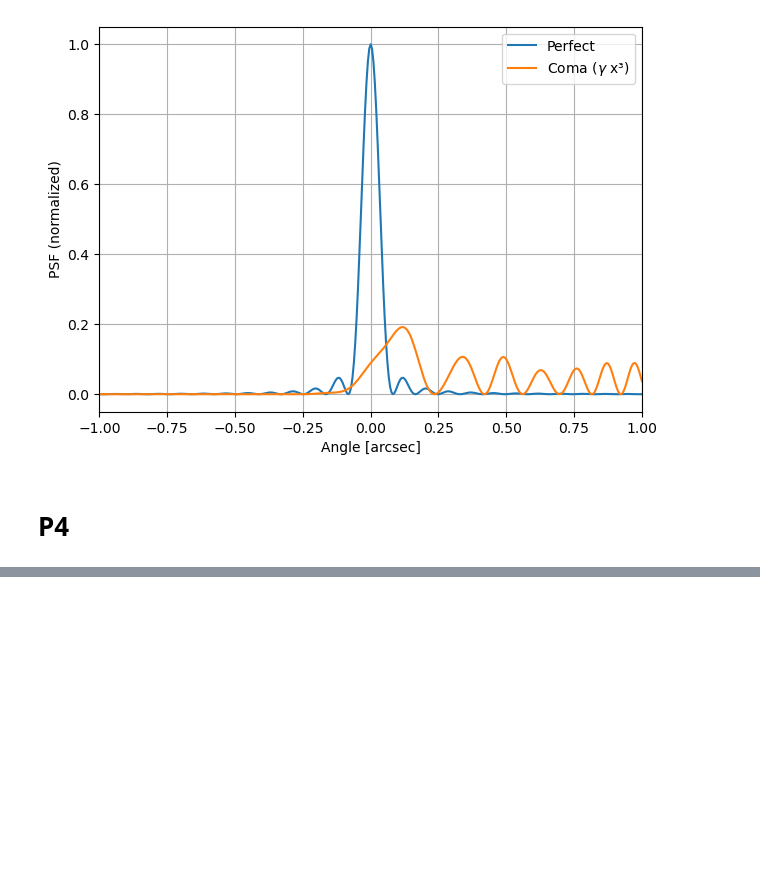
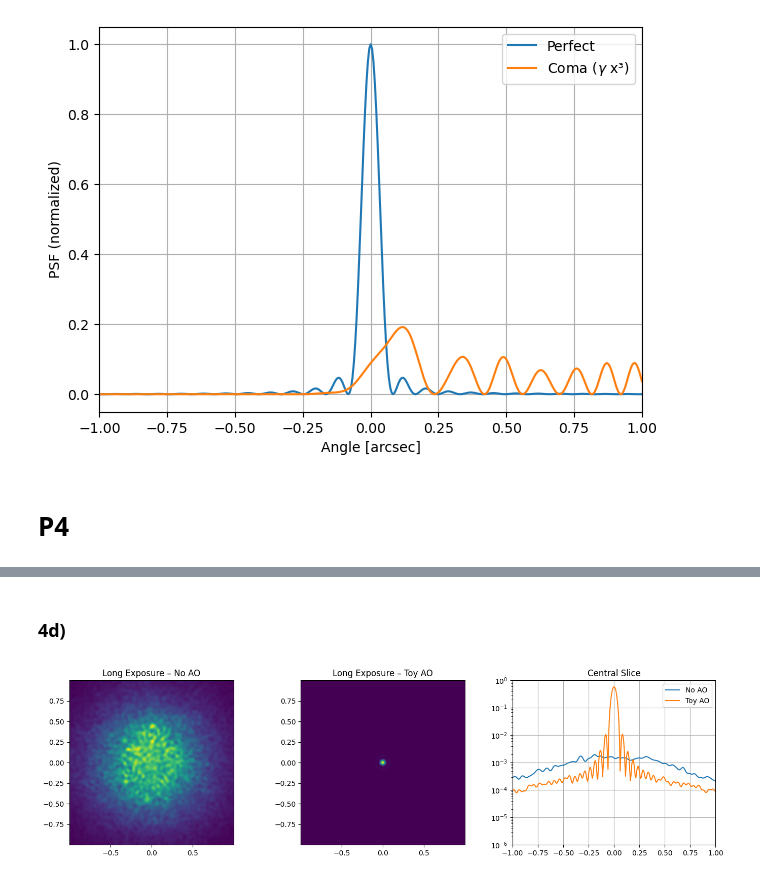
Before and after one commit to oliviergilbertastro/UMich, a Jupyter notebook: ASTRO501/hw2a/ASTRO501_HW2a_starter.ipynb, the cells around one changed output, grey strips where cells are left out. Cells and saved outputs as stored; diff of their text form; code cells hidden in the pictures; blank space fills up the shorter version.

```diff
--- a/ASTRO501/hw2a/ASTRO501_HW2a_starter.ipynb
+++ b/ASTRO501/hw2a/ASTRO501_HW2a_starter.ipynb
@@ -798,0 +910,56 @@ Notes:
+# %% [markdown]
+### 4d)
+# %%
+lam = 1.65e-6
+r0_550 = 0.10
+r0 = r0_550 * (lam/550e-9)**(6./5)
+
+psf_sum_atm = 0
+psf_sum_ao = 0
+
+for i in range(N_long):
+    W = kolmogorov_opd_screen(n, dx, D, r0, lam, rng, pupil, X, Y, 4)
+    phi_atm = (2*np.pi/lam) * W
+    phi_res = toy_AO_residual(phi_atm, pupil, dx, actuator_spacing, X, Y)
+
+    _, _, psf_atm = pupil_to_psf_2d(A, phi_atm, dx, lam, oversample)
+    _, _, psf_ao = pupil_to_psf_2d(A, phi_res, dx, lam, oversample)
+
+    psf_sum_atm += psf_atm
+    psf_sum_ao += psf_ao
+
+psf_long_atm = psf_sum_atm / N_long
+psf_long_ao = psf_sum_ao / N_long
+
+_, _, psf_dl = pupil_to_psf_2d(A, 0.0*A, dx, lam, oversample)
+Imax_dl = np.max(psf_dl)
+
+psf_long_atm /= Imax_dl
+psf_long_ao /= Imax_dl
+
+fig, ax = plt.subplots(1,3, figsize=(14,4))
+
+ps, extent = crop_for_display(psf_long_atm, THX_dl, THY_dl, fov_arcsec)
+ax[0].imshow(ps, origin="lower", extent=extent)
+ax[0].set_title("Long Exposure – No AO")
+
+ps, extent = crop_for_display(psf_long_ao, THX_dl, THY_dl, fov_arcsec)
+ax[1].imshow(ps, origin="lower", extent=extent)
+ax[1].set_title("Long Exposure – Toy AO")
+
+mid = psf_long_atm.shape[0]//2
+theta_1d = THX_dl[mid,:]*206265
+
+ax[2].plot(theta_1d, psf_long_atm[mid,:], label="No AO")
+ax[2].plot(theta_1d, psf_long_ao[mid,:], label="Toy AO")
+ax[2].set_yscale("log")
+ax[2].set_xlim(-fov_arcsec, fov_arcsec)
+ax[2].set_ylim(1e-6,1)
+ax[2].set_title("Central Slice")
+ax[2].legend()
+ax[2].grid(True)
+
+plt.tight_layout()
+plt.show()
+# %% [output]
+[figure, added]
```
Also changed, not shown: parts of 7 cells of this notebook, 2 other files.
